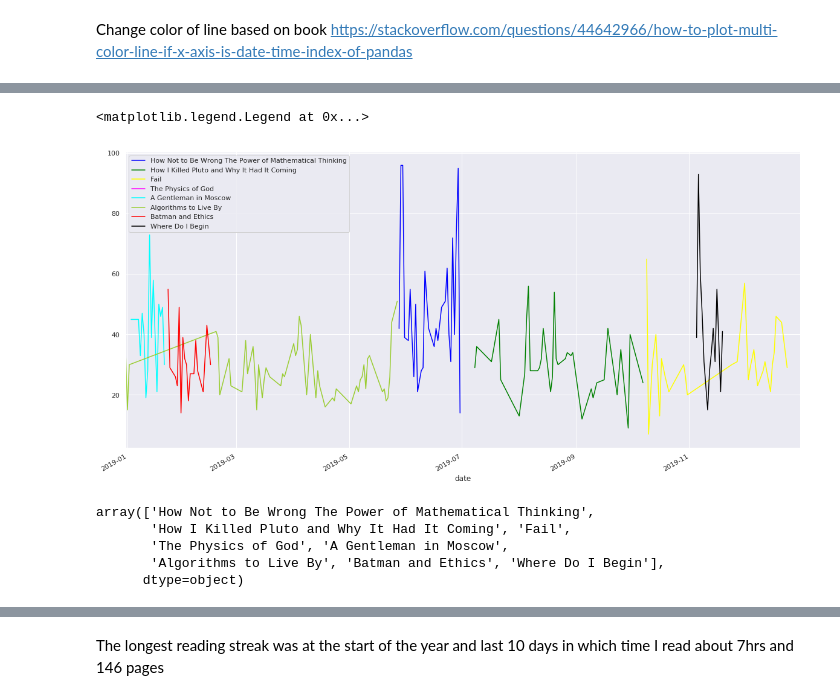
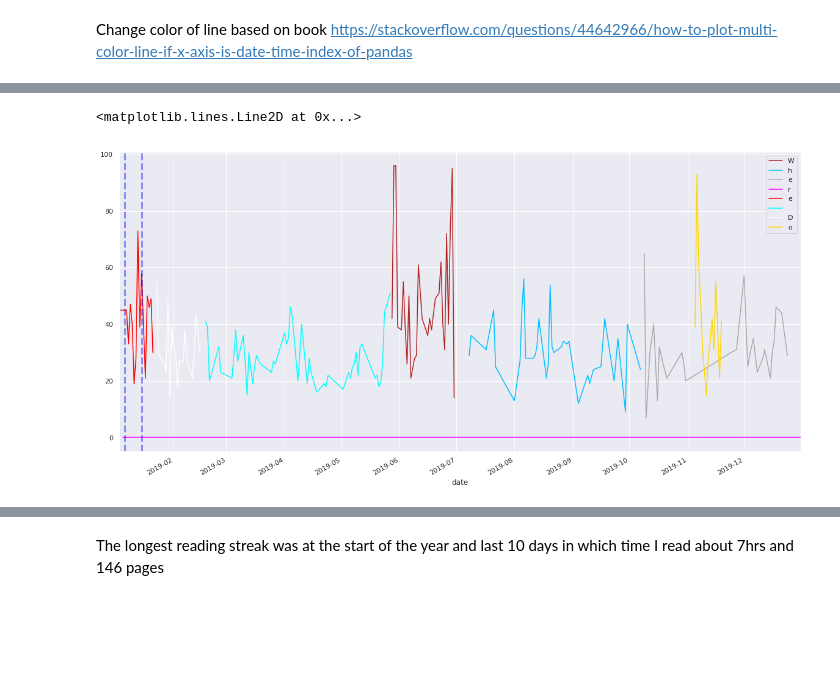
Before and after one commit to ksooklall/medium, a Jupyter notebook: Reading_and_Data_Science.ipynb, the cells around one changed output, grey strips where cells are left out. Cells and saved outputs as stored; diff of their text form; code cells hidden in the pictures; blank space fills up the shorter version.

```diff
--- a/Reading_and_Data_Science.ipynb
+++ b/Reading_and_Data_Science.ipynb
@@ -244,20 +198,25 @@ df[df['book'] == 'How Not to Be Wrong The Power of Mathematical Thinking'].head(
+# %%
+colors = {'How Not to Be Wrong The Power of Mathematical Thinking': 'cyan',
+ 'How I Killed Pluto and Why It Had It Coming': 'red',
+ 'Fail': 'magenta',
+ 'The Physics of God': 'white',
+ 'A Gentleman in Moscow': 'firebrick',
+ 'Algorithms to Live By': 'deepskyblue',
+ 'Batman and Ethics': 'darkgrey',
+ 'Where Do I Begin': 'gold'}
 # %%
-pdf = df[['date', 'book', 'time_reading']]
+pdf = df[['date', 'book', 'time_reading']].fillna(0)
 _, ax = plt.subplots(figsize=(20, 10))
 
 for n, g in pdf.groupby('book'):
     #import pdb; pdb.set_trace()
     g.plot('date', 'time_reading' , ax=ax, color=colors[n])
-    #g.legend(g['book'].iloc[0])
-ax.legend(df['book'].unique())
+    #import pdb; pdb.set_trace()
+    ax.legend(g['book'].iloc[0])
+
+#ax.legend(df['book'].unique())
+plt.axvline(lstart, color='blue', linestyle='dashed', linewidth=3, alpha=0.4)
+plt.axvline(lend, color='blue', linestyle='dashed', linewidth=3, alpha=0.4)
 # %% [output]
-<matplotlib.legend.Legend at 0x...>
+<matplotlib.lines.Line2D at 0x...>
-[figure, old version]
+[figure, new version]
-# %%
-df['book'].unique()
-# %% [output]
-array(['How Not to Be Wrong The Power of Mathematical Thinking',
-       'How I Killed Pluto and Why It Had It Coming', 'Fail',
-       'The Physics of God', 'A Gentleman in Moscow',
-       'Algorithms to Live By', 'Batman and Ethics', 'Where Do I Begin'],
-      dtype=object)
```
Also changed, not shown: parts of 21 cells of this notebook, 1 other file.
